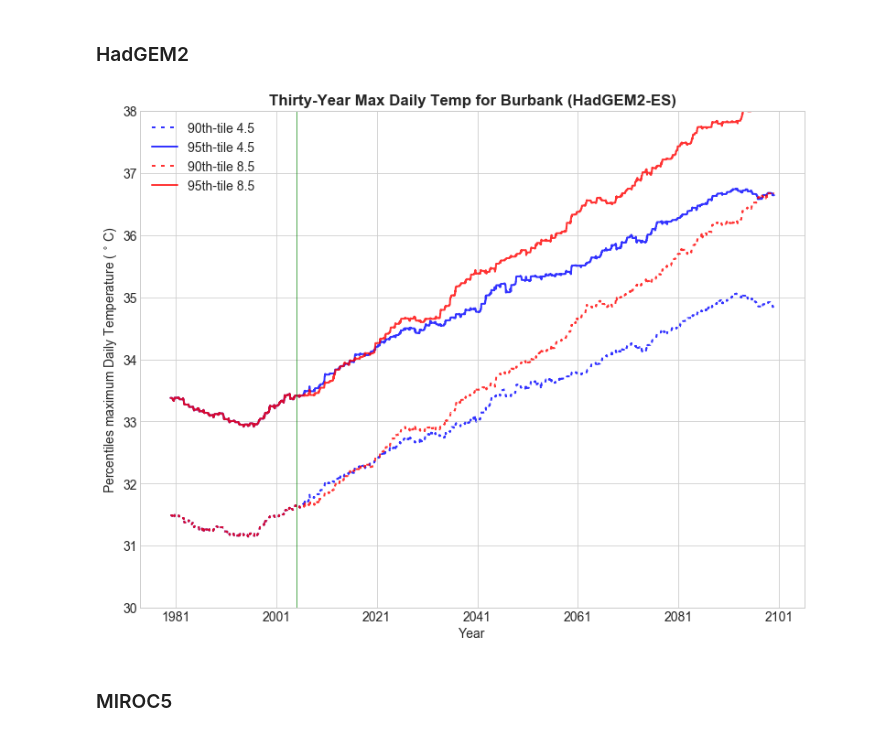
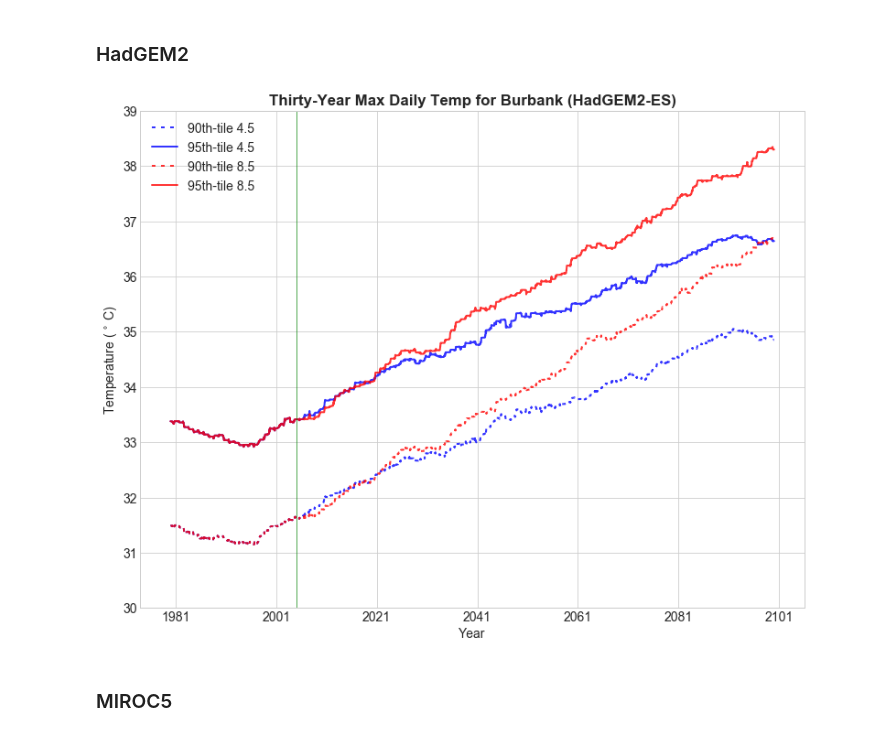
Before and after one commit to kaurlakhveer5/Python, a Jupyter notebook: tempMaxProject/Tmax project/tmaxProject.ipynb, the cells around one changed output. Drawn from its saved outputs; the diff is of its cells as text; code cells hidden in the pictures.

```diff
--- a/tempMaxProject/Tmax project/tmaxProject.ipynb
+++ b/tempMaxProject/Tmax project/tmaxProject.ipynb
@@ -116,7 +116,7 @@ def get_projections():
     # Make a combined list of GCMs, scenarios, climate variables for looping
     climvar = ['tasmax']
     period = ['day']
-    models = ['CanESM2', 'CNRM-CM5', 'HadGEM2-ES', 'MIROC5']
+    models = ['CanESM2', 'CNRM-CM5', 'HadGEM2-ES', 'MIROC5', 'GFDL-CM3']
     scenarios = ['historical','rcp85', 'rcp45']
     zipped = itertools.product(climvar, period, models, scenarios)
 
@@ -201,6 +201,10 @@ projectedDF['MIROC5_rcp45'].fillna(projectedDF['MIROC5_historical'], inplace=Tru
 projectedDF['MIROC5_rcp85'].fillna(projectedDF['MIROC5_historical'], inplace=True)
 del projectedDF['MIROC5_historical']
 
+projectedDF['GFDL-CM3_rcp45'].fillna(projectedDF['GFDL-CM3_historical'], inplace=True)
+projectedDF['GFDL-CM3_rcp85'].fillna(projectedDF['GFDL-CM3_historical'], inplace=True)
+del projectedDF['GFDL-CM3_historical']
+
 #df.columns = 'File heat Observations'.split()
 # %%
 # Visulazing first few rows
@@ -307,23 +319,23 @@ hadgem85_quant95 = projectedDF['HadGEM2-ES_rcp85'].rolling(10957).quantile(.95,
 # %%
 plt.plot(projectedDF.index, hadgem45_quant90, color = 'b', ls = 'dashed', alpha = 0.8, dashes=(2, 3), label = '90th-tile 4.5')
 plt.plot(projectedDF.index, hadgem45_quant95, color = 'b', ls = 'solid', alpha = 0.8, label = '95th-tile 4.5')
 plt.plot(projectedDF.index, hadgem85_quant90, color = 'r', ls = 'dashed', alpha = 0.8, dashes=(2, 3), label = '90th-tile 8.5')
 plt.plot(projectedDF.index, hadgem85_quant95, color = 'r', ls = 'solid', alpha = 0.8, label = '95th-tile 8.5')
 plt.axvline(x= '2005', alpha = 0.7, color = 'g', linewidth = 1.0)
 plt.xlabel('Year')
-plt.ylabel('Percentiles maximum Daily Temperature ( $^{\circ}$ C)')
+plt.ylabel('Temperature ( $^{\circ}$ C)')
 plt.title('Thirty-Year Max Daily Temp for Burbank (HadGEM2-ES)', weight = 'bold')
 plt.legend()
 #plt.text(723999, 30.3, 'Historical Simulations', fontsize = 13)
 #plt.text(739999, 30.3, 'Projections', fontsize = 13)
 sns.set_style("whitegrid")
 axes = plt.gca()
-axes.set_ylim([30,38])
+axes.set_ylim([30,39])
 plt.savefig('test3.pdf', bbox_inches='tight')
 
 plt.show()
 # %% [output]
-[figure, old version]
+[figure, new version]
 # %% [markdown]
 ### MIROC5
 # %%
```
Also changed, not shown: parts of 10 cells of this notebook.
